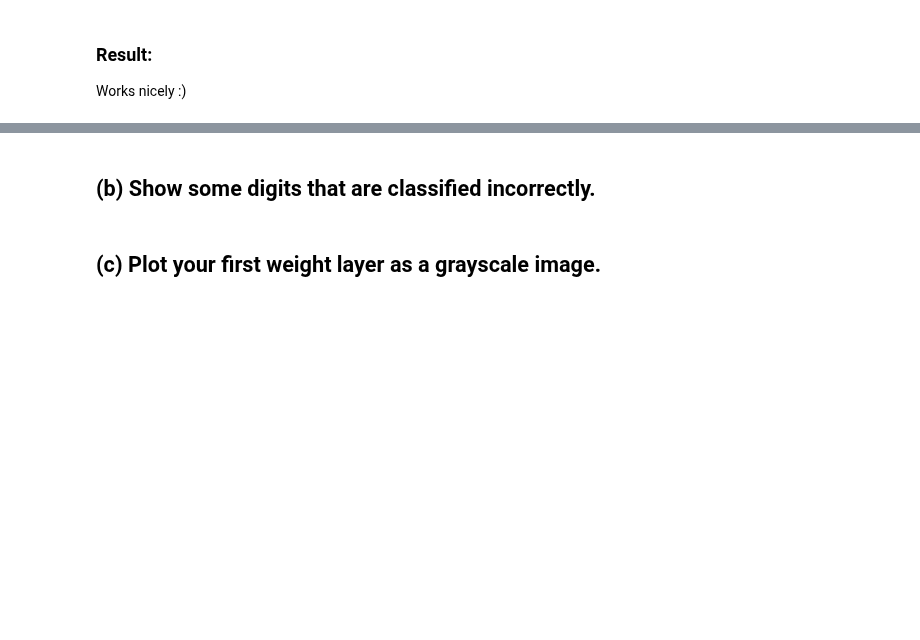
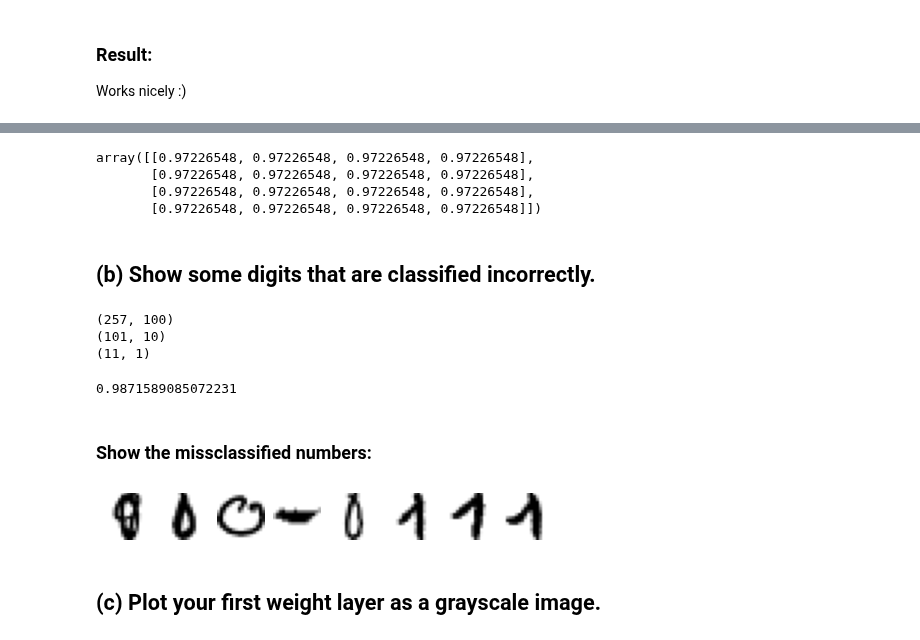
Before and after one commit to pwl482/patrec_2020, a Jupyter notebook: Assignment_9/Backprop_Paul.ipynb, the cells around one changed output, grey strips where cells are left out. Cells and saved outputs as stored; diff of their text form; code cells hidden in the pictures; blank space fills up the shorter version.

Commit message:
Seems to do good, but something is still wrong in cross_val, all accuracies are the same

```diff
--- a/Assignment_9/Backprop_Paul.ipynb
+++ b/Assignment_9/Backprop_Paul.ipynb
@@ -127,3 +125,3 @@ y_test_zip = y_test_zip[np.logical_or(y_test_zip == 0, y_test_zip == 1)]
 # %%
-mlp_network = MLP(threshold=0.01, depth=2, layer_width=[X_train_zip.shape[1], 10, 1])
+mlp_network = MLP(threshold=0.01, depth=3, layer_width=[X_train_zip.shape[1], 100, 10, 1])
 # %%
@@ -156,7 +155,7 @@ np.unique(y_train_zip, return_counts=True)
 acc_list_mlp = []
 n_runs = 10
 for i in range(n_runs):
-    mlp_network = MLP(threshold=0.01, depth=2, layer_width=[X_train_zip.shape[1], 10, 1], iterations=100)
+    mlp_network = MLP(threshold=0.01, depth=3, layer_width=[X_train_zip.shape[1], 100, 10, 1], iterations=100)
     mlp_network.train(X_train_zip, y_train_zip)
     y_pred_loop = mlp_network.predict(X_test_zip)
     acc_list_mlp.append(mlp_network.accuracy(y_test_zip, y_pred_loop))
@@ -169,4 +216,42 @@ Works nicely :)
+# %%
+cv_accuracies
+# %% [output]
+array([[0.97226548, 0.97226548, 0.97226548, 0.97226548],
+       [0.97226548, 0.97226548, 0.97226548, 0.97226548],
+       [0.97226548, 0.97226548, 0.97226548, 0.97226548],
+       [0.97226548, 0.97226548, 0.97226548, 0.97226548]])
 # %% [markdown]
 ## (b) Show some digits that are classified incorrectly.
+# %%
+mlp_network_refined = MLP(threshold=0.01, depth=3, layer_width=[X_train_zip.shape[1], 100, 10, 1])
+
+for weight_v in mlp_network_refined.network_weights:
+    print(weight_v.shape)
+
+mlp_network_refined.train(X_train_zip, y_train_zip)
+
+y_pred_refined = mlp_network_refined.predict(X_test_zip)
+
+mlp_network_refined.accuracy(y_test_zip, y_pred_refined)
+# %% [output]
+(257, 100)
+(101, 10)
+(11, 1)
+0.9871589085072231
+# %%
+def show_few_numbers(Xi):
+    fig = plt.figure(figsize=(10, 6))
+    i = 1
+    for X in Xi:
+        ax = plt.subplot(len(Xi)//10 + 1, 10, i)
+        plt.imshow(1-X.reshape((16, 16)), cmap='gray')
+        plt.axis('off')
+        i += 1
+# %% [markdown]
+### Show the missclassified numbers:
+# %%
+show_few_numbers(X_test_zip[np.where(y_test_zip != y_pred_refined)])
+# %% [output]
+[figure, added]
 # %% [markdown]
 ## (c) Plot your first weight layer as a grayscale image.
```
Also changed, not shown: parts of 12 cells of this notebook.
